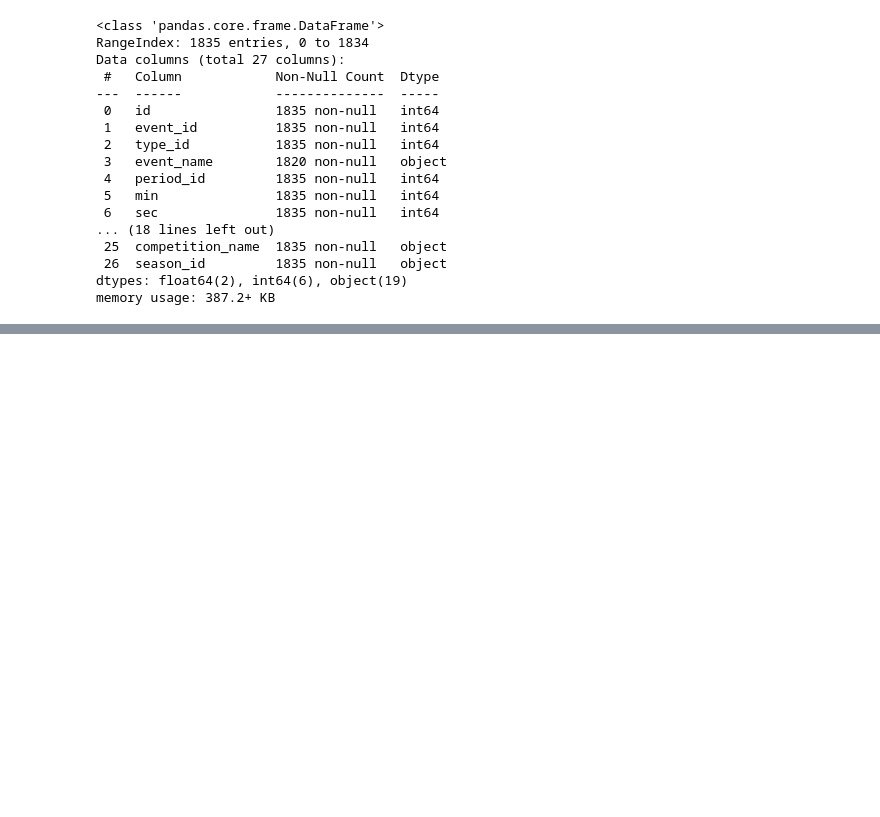
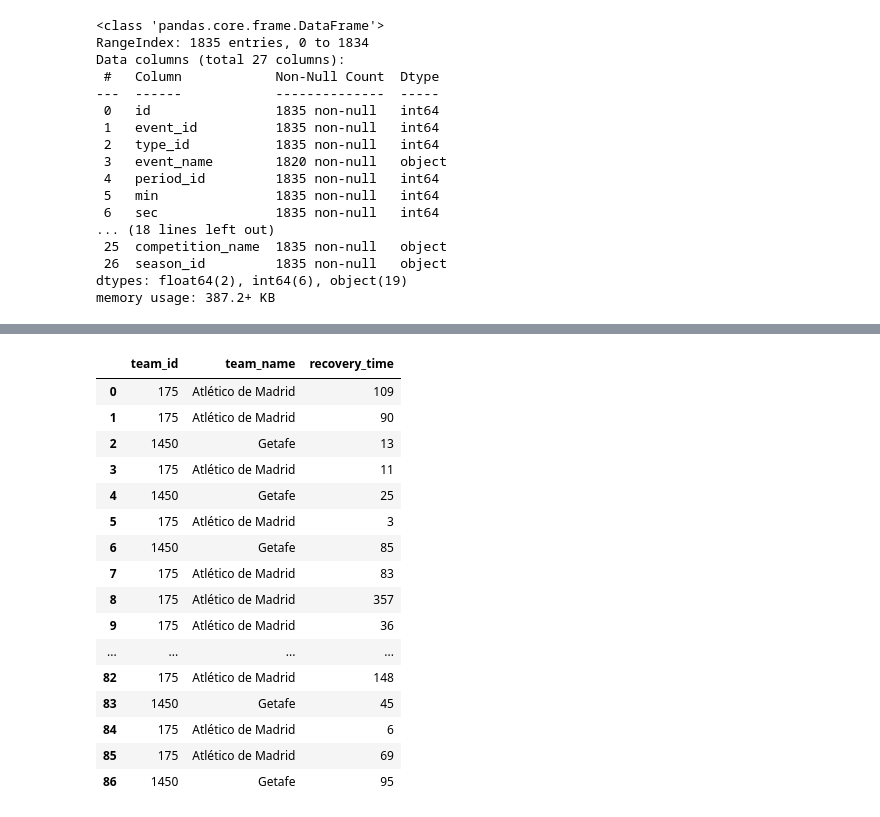
Before and after one commit to Tommy-Las/Football-Metric-Creation, a Jupyter notebook: Parse_Opta_F24_[EN].ipynb, the cells around one changed output, grey strips where cells are left out. Cells and saved outputs as stored; diff of their text form; code cells hidden in the pictures; blank space fills up the shorter version.

```diff
--- a/Parse_Opta_F24_[EN].ipynb
+++ b/Parse_Opta_F24_[EN].ipynb
@@ -188,0 +192,38 @@ hey
+# %%
+# For loop to iterate each ball recovery
+
+for index, ball_recovery in ball_recoveries.iterrows():
+    index=int(index)
+    #if its the first recovery of the game, then the starting time would be 0, if not we get the time of the previous recovery
+    prev_min = 0 if index == 0 else ( (ball_recoveries.iloc[index-1]["min"] * 60) + ball_recoveries.iloc[index-1]["sec"] )
+    recovery_time = ((ball_recovery["min"]*60) + ball_recovery["sec"]) - prev_min
+
+    #check if the recovery was done by the home team or away team
+    team_name = ball_recovery["home_team_name"] if ball_recovery["team_id"] == ball_recovery["home_team_id"] else ball_recovery["away_team_name"]
+
+
+    data = {"team_id": [ball_recovery["team_id"]], 'team_name': [team_name], 'recovery_time': [recovery_time]}
+    values = pd.DataFrame(data)
+
+    teams_df = pd.concat([teams_df,values], ignore_index = True)
+
+
+teams_df
+# %% [output]
+|  | team_id | team_name | recovery_time |
+| 0 | 175 | Atlético de Madrid | 109 |
+| 1 | 175 | Atlético de Madrid | 90 |
+| 2 | 1450 | Getafe | 13 |
+| 3 | 175 | Atlético de Madrid | 11 |
+| 4 | 1450 | Getafe | 25 |
+| 5 | 175 | Atlético de Madrid | 3 |
+| 6 | 1450 | Getafe | 85 |
+| 7 | 175 | Atlético de Madrid | 83 |
+| 8 | 175 | Atlético de Madrid | 357 |
+| 9 | 175 | Atlético de Madrid | 36 |
+| ... | ... | ... | ... |
+| 82 | 175 | Atlético de Madrid | 148 |
+| 83 | 1450 | Getafe | 45 |
+| 84 | 175 | Atlético de Madrid | 6 |
+| 85 | 175 | Atlético de Madrid | 69 |
+| 86 | 1450 | Getafe | 95 |
```
Also changed, not shown: parts of 3 cells of this notebook.
